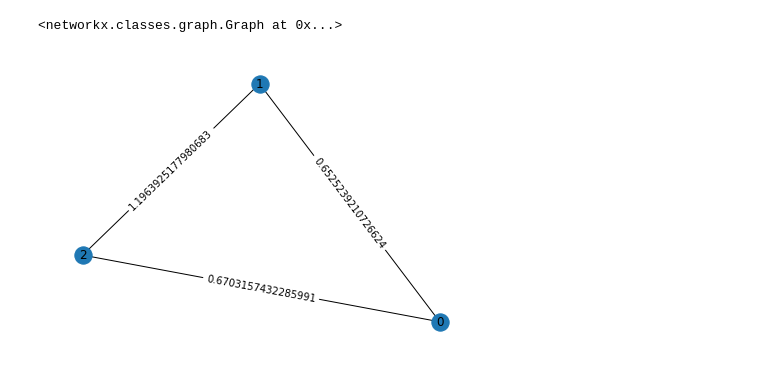
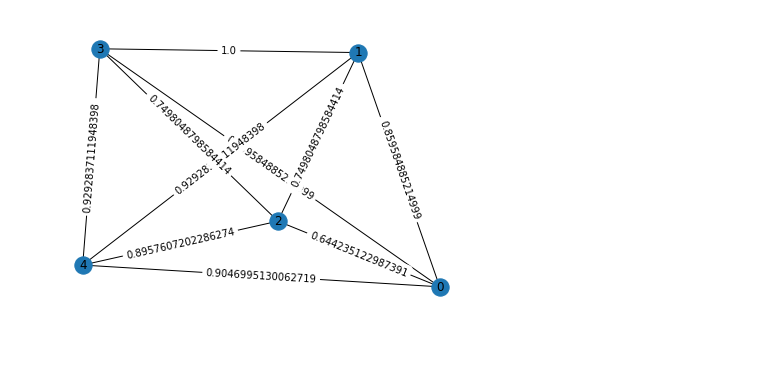
Before and after one commit to Minyoung-Kim1110/FeaturesForQAOA, a Jupyter notebook: test_graph.ipynb, the cells around one changed output. Cells and saved outputs as stored; diff of their text form; code cells hidden in the pictures.

```diff
--- a/test_graph.ipynb
+++ b/test_graph.ipynb
@@ -5,11 +5,14 @@ import networkx as nx
 # %%
 #sample_data = np.ones((3, 3)) # # of data = 3, # of features = 3
 sample_data = np.random.random((3, 3)) # # of data = 3, # of features = 3
-cosftn = lambda x, y : np.dot(x, y)
+data = np.load("data/drug145_5.npy")
+data = data[:5, 1:]
+def norm(x):
+    return np.sqrt(np.dot(x,x))
+cosftn = lambda x, y : np.dot(x, y)/ norm(x)/norm(y)
 Euclidean = lambda x, y : np.sqrt(np.dot(x-y, x-y))
 # %%
 
-generate_graph(sample_data, cosftn)
+graph = generate_graph(data, cosftn)
 # %% [output]
-<networkx.classes.graph.Graph at 0x...>
-[figure, old version]
+[figure, new version]
```
Also changed, not shown: 5 other files.
